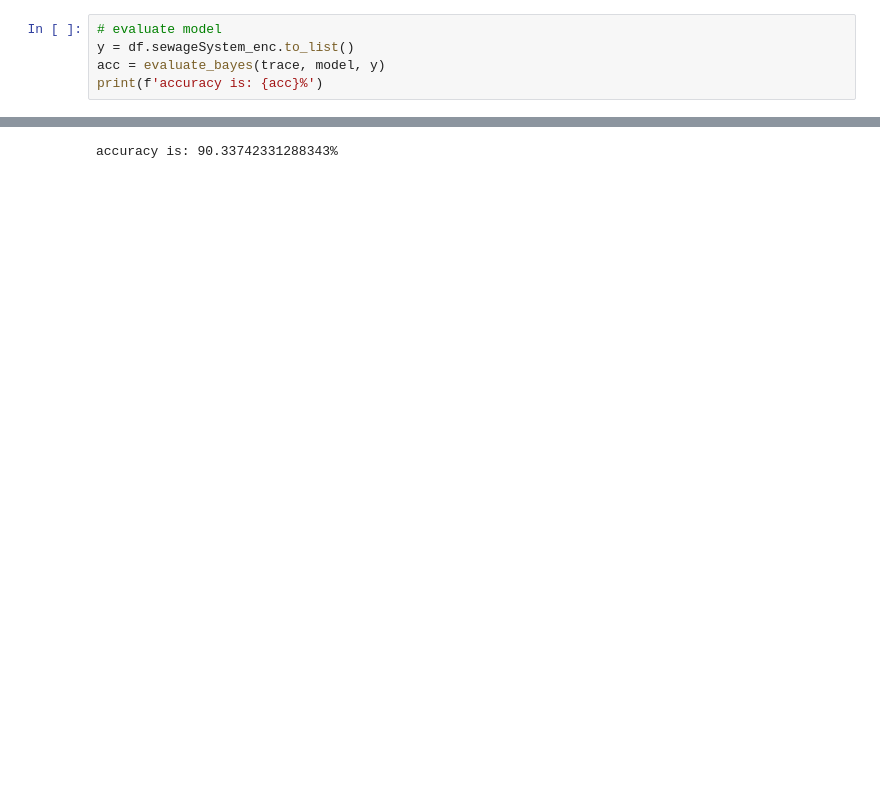
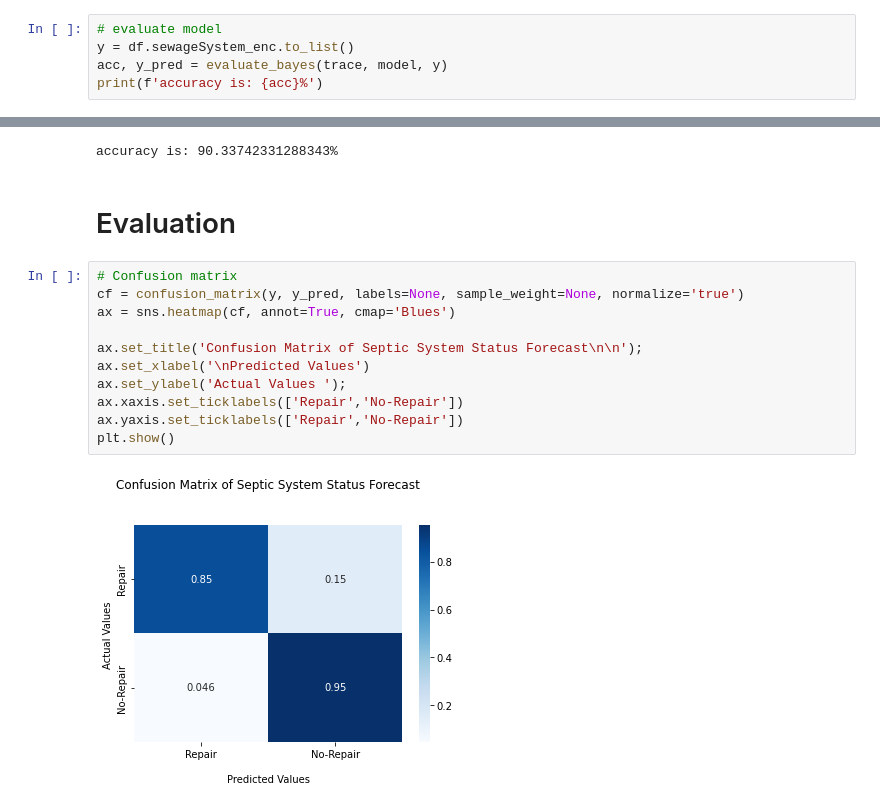
Before and after one commit to juannat7/bayesian_septic, a Jupyter notebook: notebooks/03 hierarchical_bayesian_housing.ipynb, the cells around one changed output, grey strips where cells are left out. Drawn from its saved outputs; the diff is of its cells as text; blank space fills up the shorter version.

```diff
--- a/notebooks/03 hierarchical_bayesian_housing.ipynb
+++ b/notebooks/03 hierarchical_bayesian_housing.ipynb
@@ -219,8 +218,23 @@ array([[<AxesSubplot:title={'center':'wtr_dist'}>,
 # %%
 # evaluate model
 y = df.sewageSystem_enc.to_list()
-acc = evaluate_bayes(trace, model, y)
+acc, y_pred = evaluate_bayes(trace, model, y)
 print(f'accuracy is: {acc}%')
 # %% [output]
 [interactive output not drawn]
 accuracy is: 90.33742331288343%
+# %% [markdown]
+# Evaluation
+# %%
+# Confusion matrix
+cf = confusion_matrix(y, y_pred, labels=None, sample_weight=None, normalize='true')
+ax = sns.heatmap(cf, annot=True, cmap='Blues')
+
+ax.set_title('Confusion Matrix of Septic System Status Forecast\n\n');
+ax.set_xlabel('\nPredicted Values')
+ax.set_ylabel('Actual Values ');
+ax.xaxis.set_ticklabels(['Repair','No-Repair'])
+ax.yaxis.set_ticklabels(['Repair','No-Repair'])
+plt.show()
+# %% [output]
+[figure, added]
```
Also changed, not shown: parts of 7 cells of this notebook, 2 other files.
